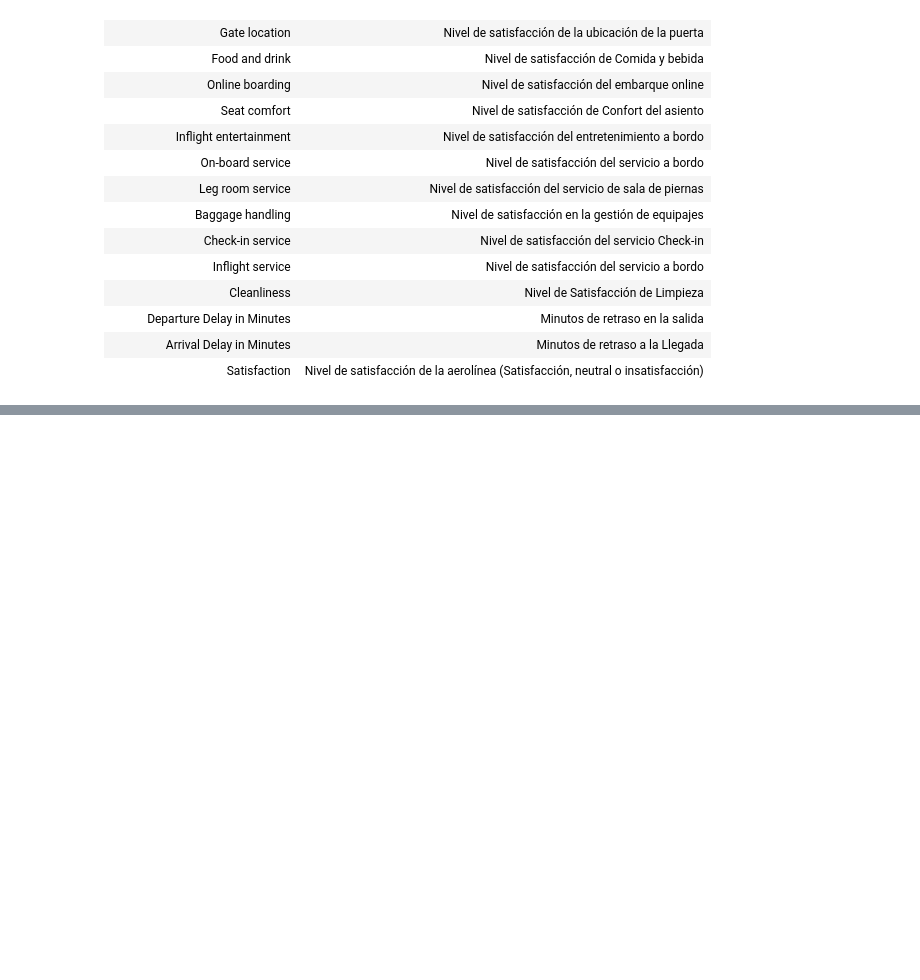
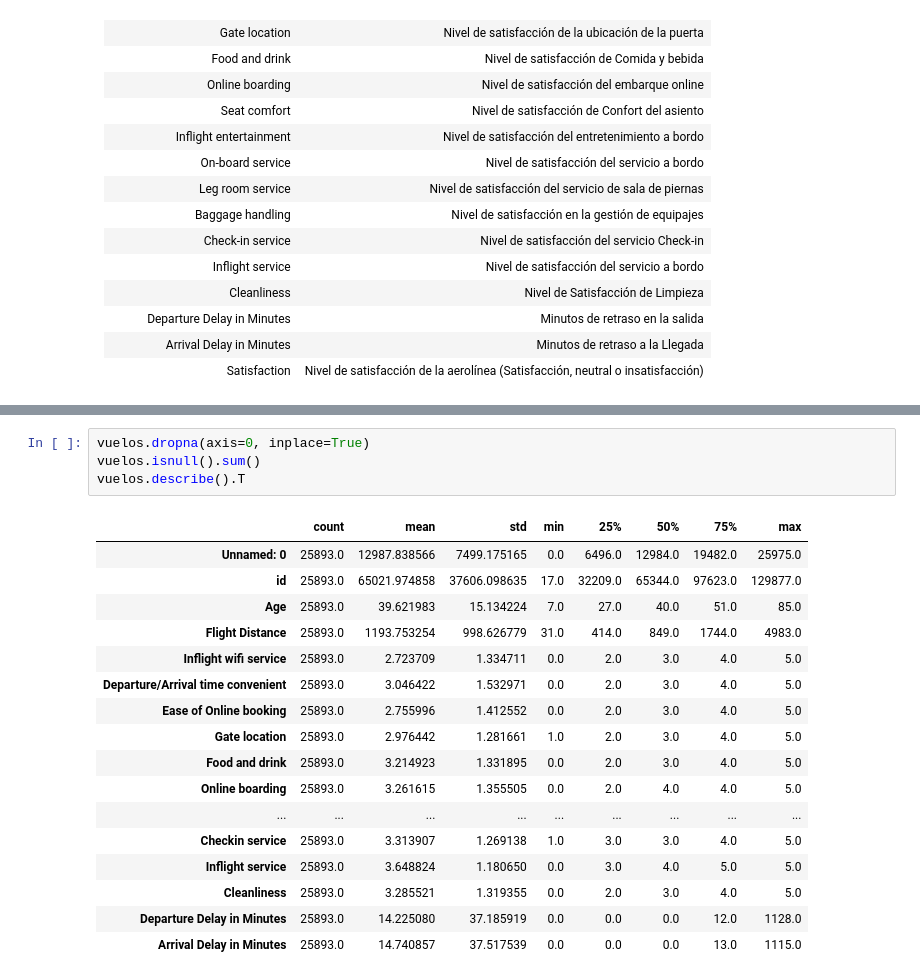
Before and after one commit to WilderGitHub/MCD, a Jupyter notebook: I. 03 Minería de Datos I/Proyecto/Vuelos.ipynb, the cells around one changed output, grey strips where cells are left out. Drawn from its saved outputs; the diff is of its cells as text; blank space fills up the shorter version.

```diff
--- a/I. 03 Minería de Datos I/Proyecto/Vuelos.ipynb
+++ b/I. 03 Minería de Datos I/Proyecto/Vuelos.ipynb
@@ -62 +88,23 @@ memory usage: 5.0+ MB
+# %%
+vuelos.dropna(axis=0, inplace=True)
+vuelos.isnull().sum()
+vuelos.describe().T
+# %% [output]
+|  | count | mean | std | min | 25% | 50% | 75% | max |
+| Unnamed: 0 | 25893.0 | 12987.838566 | 7499.175165 | 0.0 | 6496.0 | 12984.0 | 19482.0 | 25975.0 |
+| id | 25893.0 | 65021.974858 | 37606.098635 | 17.0 | 32209.0 | 65344.0 | 97623.0 | 129877.0 |
+| Age | 25893.0 | 39.621983 | 15.134224 | 7.0 | 27.0 | 40.0 | 51.0 | 85.0 |
+| Flight Distance | 25893.0 | 1193.753254 | 998.626779 | 31.0 | 414.0 | 849.0 | 1744.0 | 4983.0 |
+| Inflight wifi service | 25893.0 | 2.723709 | 1.334711 | 0.0 | 2.0 | 3.0 | 4.0 | 5.0 |
+| Departure/Arrival time convenient | 25893.0 | 3.046422 | 1.532971 | 0.0 | 2.0 | 3.0 | 4.0 | 5.0 |
+| Ease of Online booking | 25893.0 | 2.755996 | 1.412552 | 0.0 | 2.0 | 3.0 | 4.0 | 5.0 |
+| Gate location | 25893.0 | 2.976442 | 1.281661 | 1.0 | 2.0 | 3.0 | 4.0 | 5.0 |
+| Food and drink | 25893.0 | 3.214923 | 1.331895 | 0.0 | 2.0 | 3.0 | 4.0 | 5.0 |
+| Online boarding | 25893.0 | 3.261615 | 1.355505 | 0.0 | 2.0 | 4.0 | 4.0 | 5.0 |
+| ... | ... | ... | ... | ... | ... | ... | ... | ... |
+| Checkin service | 25893.0 | 3.313907 | 1.269138 | 1.0 | 3.0 | 3.0 | 4.0 | 5.0 |
+| Inflight service | 25893.0 | 3.648824 | 1.180650 | 0.0 | 3.0 | 4.0 | 5.0 | 5.0 |
+| Cleanliness | 25893.0 | 3.285521 | 1.319355 | 0.0 | 2.0 | 3.0 | 4.0 | 5.0 |
+| Departure Delay in Minutes | 25893.0 | 14.225080 | 37.185919 | 0.0 | 0.0 | 0.0 | 12.0 | 1128.0 |
+| Arrival Delay in Minutes | 25893.0 | 14.740857 | 37.517539 | 0.0 | 0.0 | 0.0 | 13.0 | 1115.0 |
 # %%
```
Also changed, not shown: parts of 44 cells of this notebook, 3 other files.
